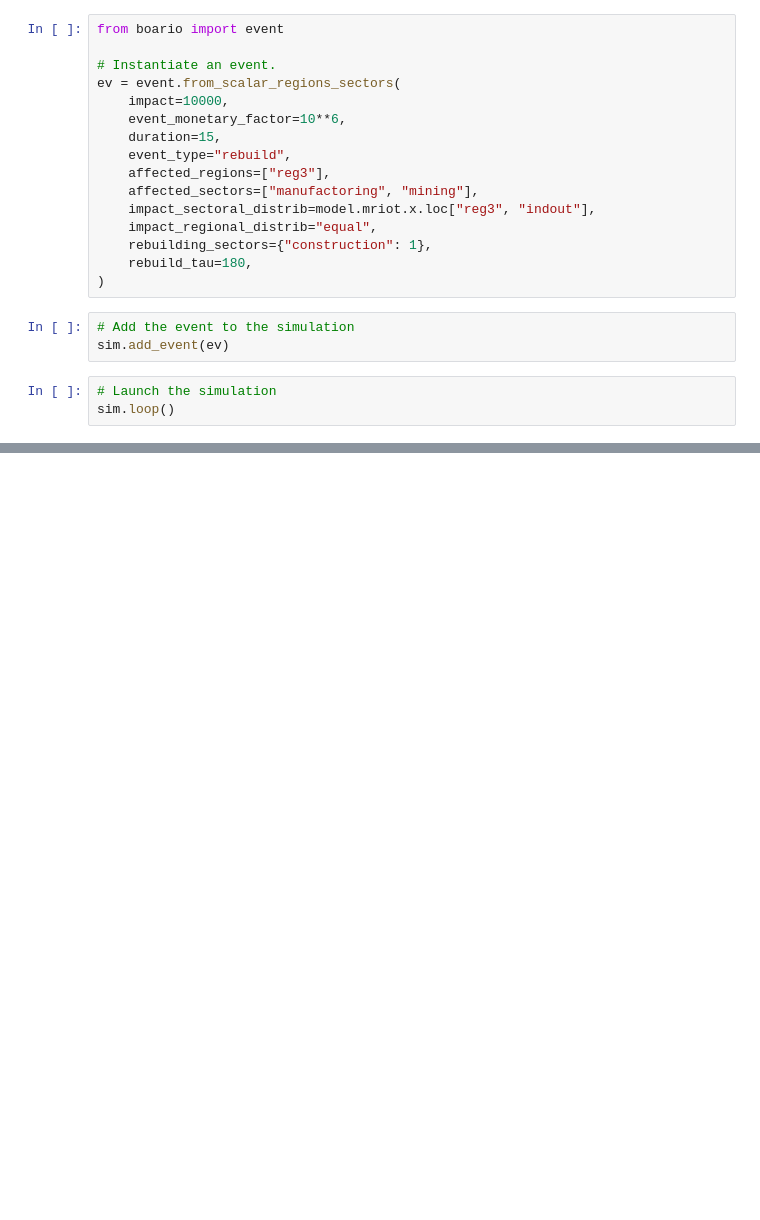
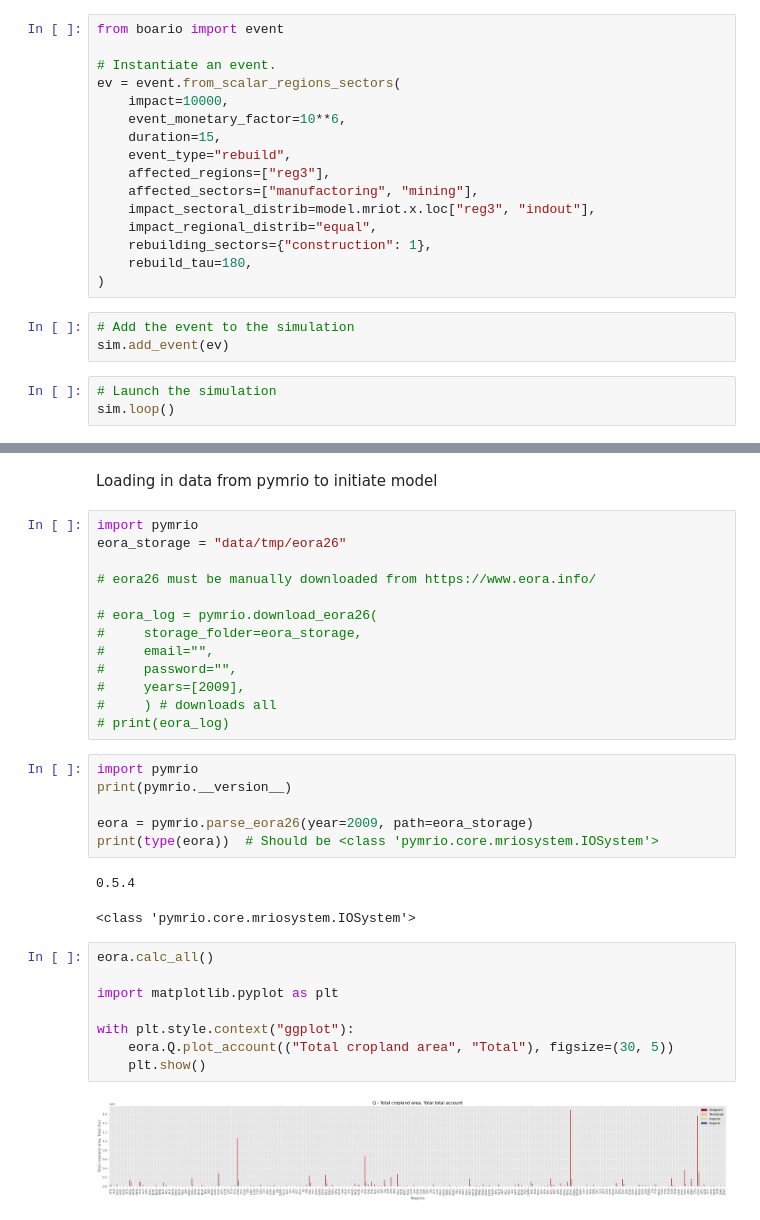
Before and after one commit to camillejmora/climpyplots, a Jupyter notebook: boario/impacts_boario.ipynb, the cells around one changed output, grey strips where cells are left out. Saved outputs shown, nothing was run; the diff lists cells and outputs as text; blank space fills up the shorter version.

Commit message:
Run boario with test eora and damage data

```diff
--- a/boario/impacts_boario.ipynb
+++ b/boario/impacts_boario.ipynb
@@ -54,0 +78,34 @@ df.loc[:, ("reg4", slice(None))].plot()
+# %% [markdown]
+Loading in data from pymrio to initiate model
+# %%
+import pymrio
+eora_storage = "data/tmp/eora26"
+
+# eora26 must be manually downloaded from https://www.eora.info/
+
+# eora_log = pymrio.download_eora26(
+#     storage_folder=eora_storage,
+#     email="",
+#     password="",
+#     years=[2009],
+#     ) # downloads all
+# print(eora_log)
+# %%
+import pymrio
+print(pymrio.__version__)
+
+eora = pymrio.parse_eora26(year=2009, path=eora_storage)
+print(type(eora))  # Should be <class 'pymrio.core.mriosystem.IOSystem'>
+# %% [output]
+0.5.4
+<class 'pymrio.core.mriosystem.IOSystem'>
+# %%
+eora.calc_all()
+
+import matplotlib.pyplot as plt
+
+with plt.style.context("ggplot"):
+    eora.Q.plot_account(("Total cropland area", "Total"), figsize=(30, 5))
+    plt.show()
+# %% [output]
+[figure, added]
```
Also changed, not shown: parts of 16 cells of this notebook.
